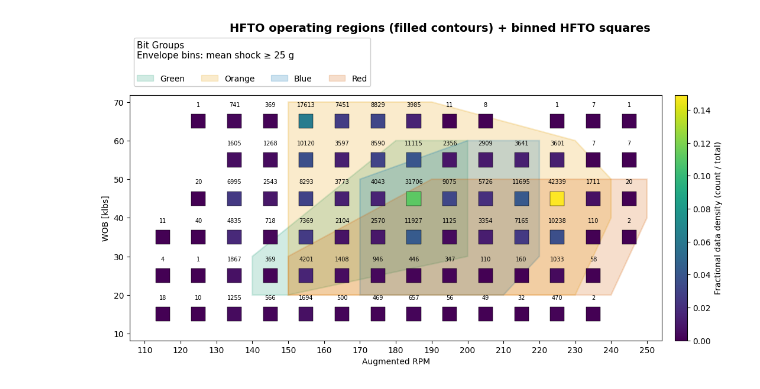
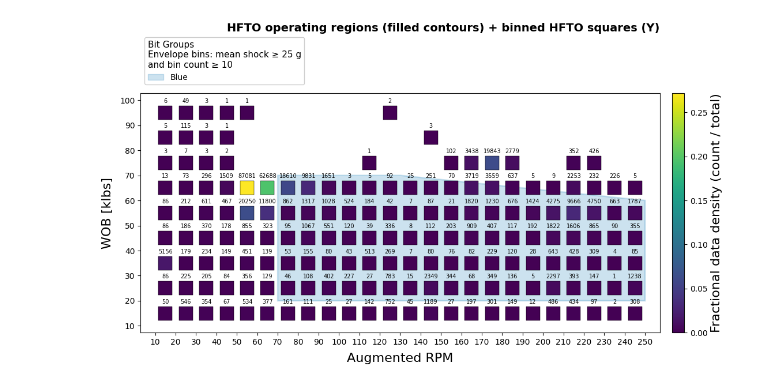
Before and after one commit to Is-Xu1/hfto_graphs, a Jupyter notebook: visualization_scriptAvgBHAComparisons.ipynb, the cells around one changed output. Cells and saved outputs as stored; diff of their text form; code cells hidden in the pictures.

```diff
--- a/visualization_scriptAvgBHAComparisons.ipynb
+++ b/visualization_scriptAvgBHAComparisons.ipynb
@@ -33,11 +94,20 @@ dataG = data34.copy()
 dataB = pd.concat([data18.copy(), data30.copy()])
 dataO = data35.copy()
 dataR = pd.concat([data23.copy(), data38.copy(), data39.copy(), data42.copy()])
+dataV = pd.concat([data9.copy(), data10.copy(), data14.copy()])
+#Removed B11 for testing
+#dataBB = pd.concat([dataB11.copy(), dataB12.copy(), dataB13.copy()])
+dataBB = pd.concat([dataB12.copy(), dataB13.copy()])
+#Remove B17 for testing
+#dataBR = pd.concat([dataB14.copy(), dataB15.copy(), dataB16.copy(), dataB17.copy()])
+dataBR = pd.concat([dataB14.copy(), dataB15.copy(), dataB16.copy()])
 groupedDatasets = {"dataG": dataG,
                    "dataB": dataB,
                    "dataO": dataO,
-                   "dataR": dataR
+                   "dataR": dataR,
+                   "dataV": dataV
                    }
+bGrouped_datasets = {"dataBB": dataBB, "dataBR": dataBR}
 # %%
 for name, df in groupedDatasets.items():
     df = df.copy()
@@ -397,29 +512,34 @@ for name, df in groupedDataDrilling.items():
     df = df.loc[df["Augmented RPM(RPM)"] >110]
     groupedDataDrilling[name] = df
 
-for name, df in groupedNotDrilling.items():
+'''for name, df in groupedNotDrilling.items():
     df = df.loc[df["Augmented RPM(RPM)"] <190]
-    groupedNotDrilling[name] = df
+    groupedNotDrilling[name] = df'''
 # %%
+''' "DATASETS": {
+        "Green": groupedDataDrilling["dataG"],
+        "Orange": groupedDataDrilling["dataO"],
+        "Blue": groupedDataDrilling["dataB"],
+        "Red": groupedDataDrilling["dataR"],
+        "Vertical": groupedDataDrilling["dataV"]
+ },'''
 CONFIG = {
     # -------------------------
     # Column definitions
     # -------------------------
     "RPM_COL": "Augmented RPM(RPM)",
     "WOB_COL": "Surface_Weight on Bit(klbs)",
-    "SHOCK_COL": "Bit Box_ShYpeak(g)",
+    "SHOCK_COL": torsionalCol,
 
     # -------------------------
     # Grouped datasets
     # -------------------------
     # Each value must be a pandas DataFrame
+
     "DATASETS": {
-        "Green": groupedDataDrilling["dataG"],
-        "Orange": groupedDataDrilling["dataO"],
-        "Blue": groupedDataDrilling["dataB"],
-        "Red": groupedDataDrilling["dataR"],
+        "Blue": groupedDataDrilling["dataBB"],
+        "Red": groupedDataDrilling["dataBR"]
     },
-
     # -------------------------
     # Binning
     # -------------------------
@@ -435,7 +555,7 @@ CONFIG = {
     "MIN_BIN_COUNT": 10,
 
     # Plot
-    "TITLE": "HFTO operating regions (filled contours) + binned HFTO squares",
+    "TITLE": "HFTO operating regions (filled contours) + binned HFTO squares (Y)",
     "PAD_FRAC": 0.03,  # axis padding as fraction of data range
 }
 # %%
@@ -536,6 +656,7 @@ def plot_density_squares_plus_envelopes(
         "Blue": "#0072b2",
         "Orange": "#e69f00",
         "Red": "#d55e00",
+        "Vertical": "#7F00FF"
     }
     color_map.update(CONFIG.get("GROUP_COLORS", {}))
 
@@ -595,7 +716,7 @@ def plot_density_squares_plus_envelopes(
     )
 
     cbar = fig.colorbar(sc, ax=ax, pad=0.02)
-    cbar.set_label("Fractional data density (count / total)")
+    cbar.set_label("Fractional data density (count / total)", fontsize=16)
 
     # --- annotate RAW COUNT above each plotted bin ---
     y_offset = wob_bin * label_y_offset_frac
@@ -673,8 +794,8 @@ def plot_density_squares_plus_envelopes(
     ax.set_xticks(np.arange(x_edges[0], x_edges[-1] + rpm_bin, rpm_bin))
     ax.set_yticks(np.arange(y_edges[0], y_edges[-1] + wob_bin, wob_bin))
 
-    ax.set_xlabel("Augmented RPM")
-    ax.set_ylabel("WOB [klbs]")
+    ax.set_xlabel("Augmented RPM", fontsize=16, labelpad=8)
+    ax.set_ylabel("WOB [klbs]", fontsize=16, labelpad=8)
 
     # =========================
     # Legend ON TOP (left-justified), below canvas title
@@ -694,34 +815,34 @@ def plot_density_squares_plus_envelopes(
             fontsize=10,
             title_fontsize=11,
             alignment="left"
         )
 
     # =========================
     # Canvas (figure) title
     # =========================
     fig.suptitle(
         CONFIG.get("TITLE", "Operating envelopes + binned density squares"),
         x=0.5,          # center of canvas
         ha="center",
         fontsize=14,
         fontweight="bold",
         y=0.9
     )
 
 
     # Reserve room at top for BOTH suptitle and legend WITHOUT squishing plot
     fig.subplots_adjust(top=0.72)
 
     plt.show()
     return fig, ax
 
 
 # =========================
 # RUN
 # =========================
 fig, ax = plot_density_squares_plus_envelopes(CONFIG, shock_threshold=25.0)
 # %% [output]
-[figure, old version]
+[figure, new version]
 # %%
 """
 Binned DATA COUNT squares + Operating Envelopes (FULL SCRIPT)
```
Also changed, not shown: parts of 9 cells of this notebook, 29 other files.
